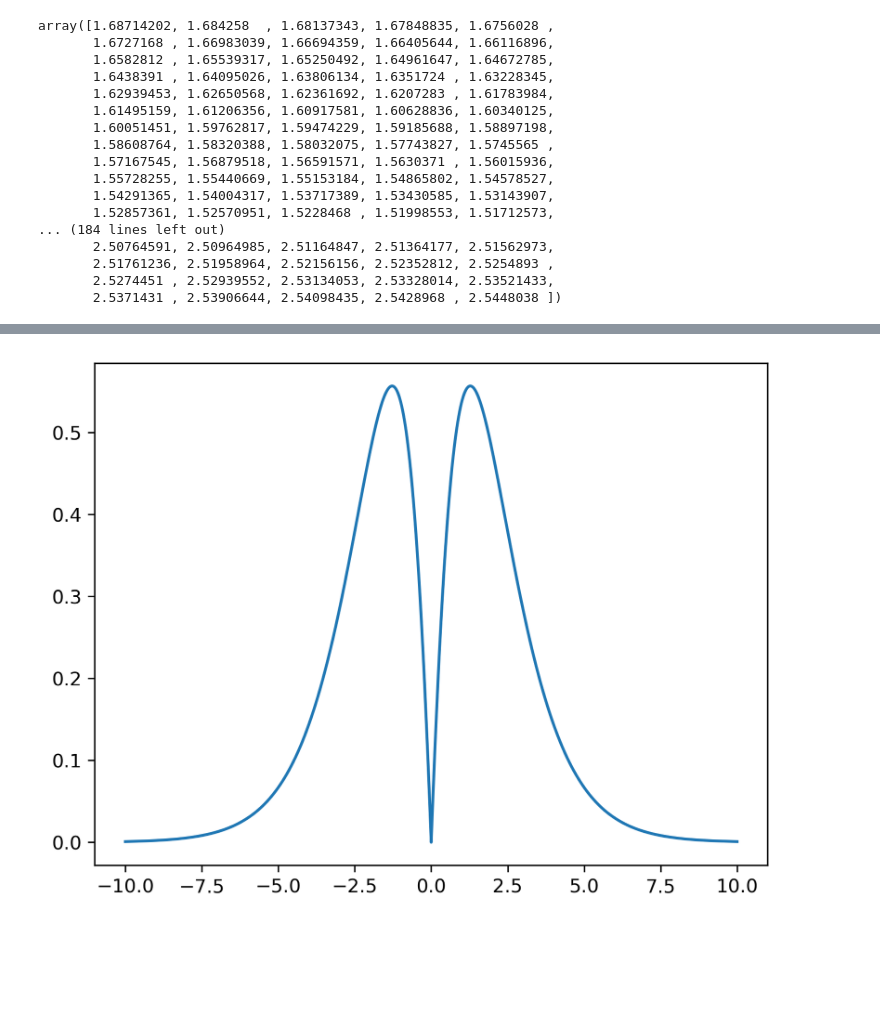
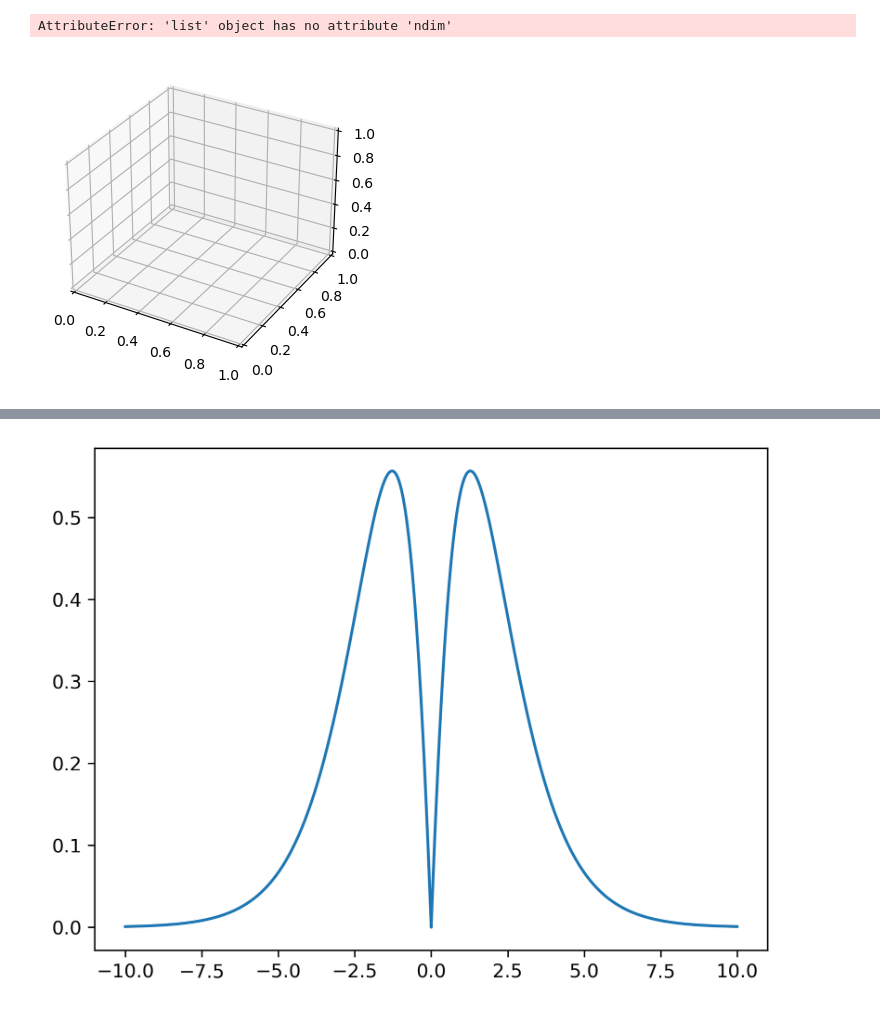
Before and after one commit to DublinNichols/Dissertation, a Jupyter notebook: Figures/Graphene band structure.ipynb, the cells around one changed output, grey strips where cells are left out. Saved outputs shown, nothing was run; the diff lists cells and outputs as text; code cells hidden in the pictures; blank space fills up the shorter version.

```diff
--- a/Figures/Graphene band structure.ipynb
+++ b/Figures/Graphene band structure.ipynb
@@ -75,23 +123,23 @@ plt.show()
 # %%
-E(x2,y2)
+plt.rcParams["figure.figsize"] = [7.00, 3.50]
+plt.rcParams["figure.autolayout"] = True
+
+x = np.linspace(-10, 10, 100)
+y = np.linspace(-10, 10, 100)
+
+x, y = np.meshgrid(x, y)
+eq =  x +  y + 1.09
+
+fig = plt.figure()
+
+ax = fig.add_subplot(projection='3d')
+
+ax.plot_surface(x, y, eq)
+
+plt.show()
 # %% [output]
-array([1.68714202, 1.684258  , 1.68137343, 1.67848835, 1.6756028 ,
-       1.6727168 , 1.66983039, 1.66694359, 1.66405644, 1.66116896,
-       1.6582812 , 1.65539317, 1.65250492, 1.64961647, 1.64672785,
-       1.6438391 , 1.64095026, 1.63806134, 1.6351724 , 1.63228345,
-       1.62939453, 1.62650568, 1.62361692, 1.6207283 , 1.61783984,
-       1.61495159, 1.61206356, 1.60917581, 1.60628836, 1.60340125,
-       1.60051451, 1.59762817, 1.59474229, 1.59185688, 1.58897198,
-       1.58608764, 1.58320388, 1.58032075, 1.57743827, 1.5745565 ,
-       1.57167545, 1.56879518, 1.56591571, 1.5630371 , 1.56015936,
-       1.55728255, 1.55440669, 1.55153184, 1.54865802, 1.54578527,
-       1.54291365, 1.54004317, 1.53717389, 1.53430585, 1.53143907,
-       1.52857361, 1.52570951, 1.5228468 , 1.51998553, 1.51712573,
-... (184 lines left out)
-       2.50764591, 2.50964985, 2.51164847, 2.51364177, 2.51562973,
-       2.51761236, 2.51958964, 2.52156156, 2.52352812, 2.5254893 ,
-       2.5274451 , 2.52939552, 2.53134053, 2.53328014, 2.53521433,
-       2.5371431 , 2.53906644, 2.54098435, 2.5428968 , 2.5448038 ])
+AttributeError: 'list' object has no attribute 'ndim'
+[figure, added]
 # %%
 x2
 # %% [output]
```
Also changed, not shown: parts of 4 cells of this notebook, 23 other files.
